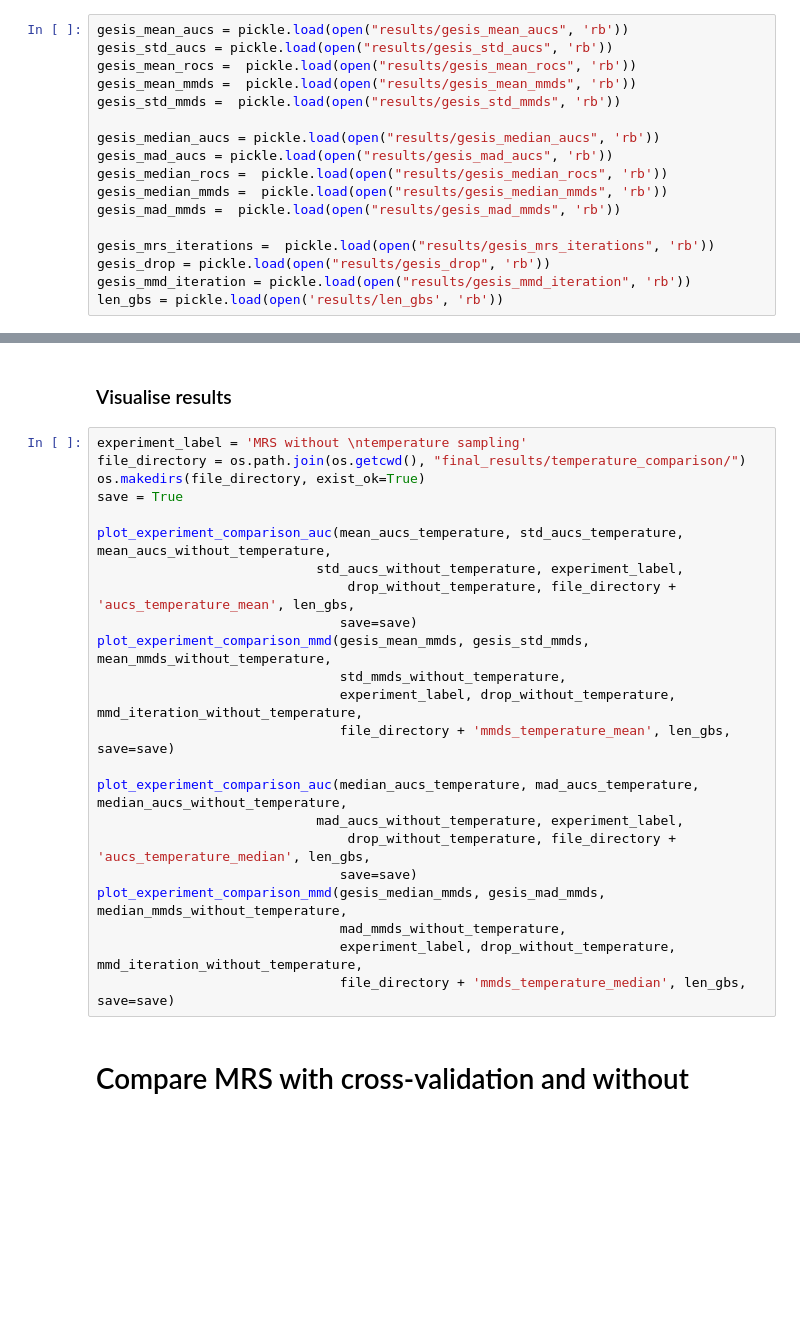
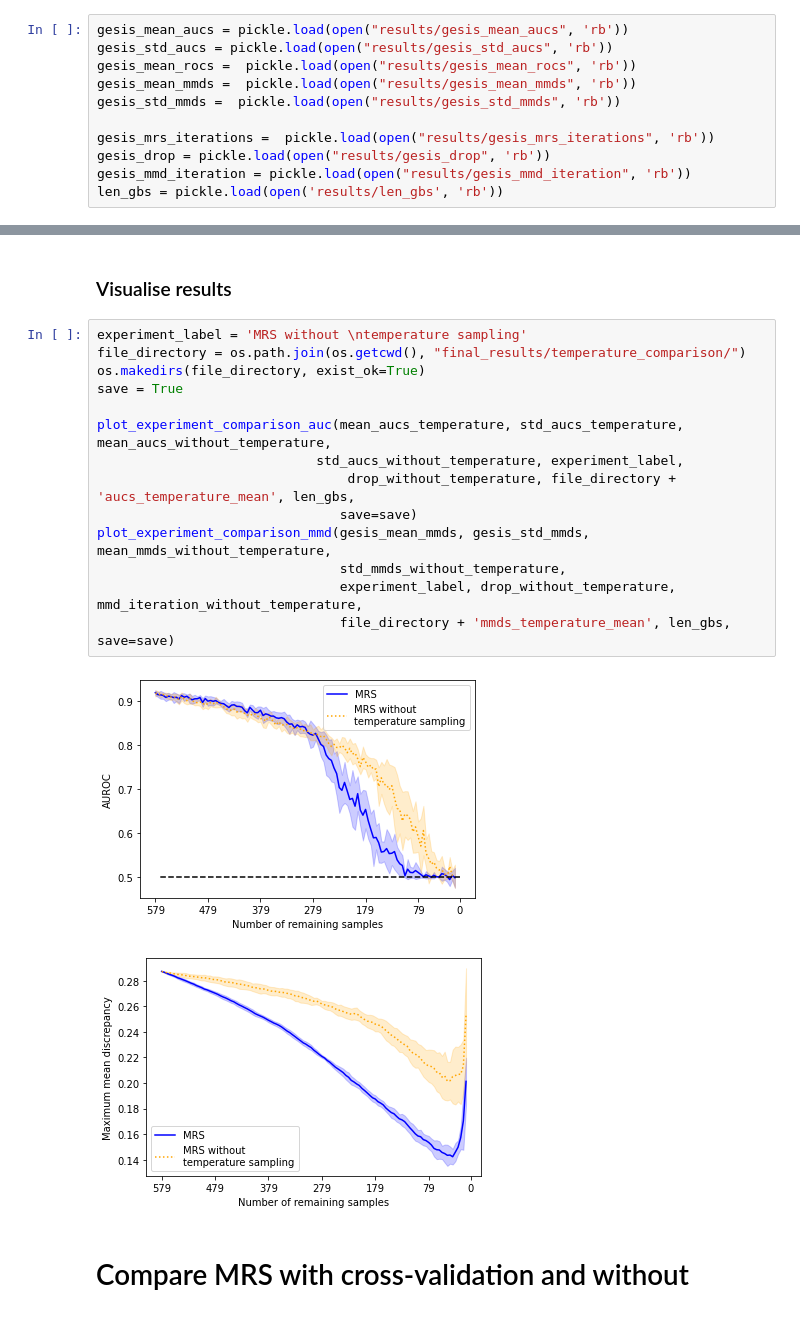
Before and after one commit to laksannathan/maximal-representative-sampling, a Jupyter notebook: src/Maximal Representative Sampling.ipynb, the cells around one changed output, grey strips where cells are left out. Cells and saved outputs as stored; diff of their text form; blank space fills up the shorter version.

```diff
--- a/src/Maximal Representative Sampling.ipynb
+++ b/src/Maximal Representative Sampling.ipynb
@@ -979,12 +974,6 @@ gesis_mean_rocs =  pickle.load(open("results/gesis_mean_rocs", 'rb'))
 gesis_mean_mmds =  pickle.load(open("results/gesis_mean_mmds", 'rb'))
 gesis_std_mmds =  pickle.load(open("results/gesis_std_mmds", 'rb'))
 
-gesis_median_aucs = pickle.load(open("results/gesis_median_aucs", 'rb'))
-gesis_mad_aucs = pickle.load(open("results/gesis_mad_aucs", 'rb'))
-gesis_median_rocs =  pickle.load(open("results/gesis_median_rocs", 'rb'))
-gesis_median_mmds =  pickle.load(open("results/gesis_median_mmds", 'rb'))
-gesis_mad_mmds =  pickle.load(open("results/gesis_mad_mmds", 'rb'))
-
 gesis_mrs_iterations =  pickle.load(open("results/gesis_mrs_iterations", 'rb'))
 gesis_drop = pickle.load(open("results/gesis_drop", 'rb'))
 gesis_mmd_iteration = pickle.load(open("results/gesis_mmd_iteration", 'rb'))
@@ -1093,26 +1069,20 @@ len_gbs = pickle.load(open('results/len_gbs', 'rb'))
 # %%
 experiment_label = 'MRS without \ntemperature sampling'
 file_directory = os.path.join(os.getcwd(), "final_results/temperature_comparison/")
 os.makedirs(file_directory, exist_ok=True)
 save = True
 
 plot_experiment_comparison_auc(mean_aucs_temperature, std_aucs_temperature, mean_aucs_without_temperature,
                             std_aucs_without_temperature, experiment_label,
                                 drop_without_temperature, file_directory + 'aucs_temperature_mean', len_gbs,
                                save=save)
 plot_experiment_comparison_mmd(gesis_mean_mmds, gesis_std_mmds,  mean_mmds_without_temperature,
                                std_mmds_without_temperature,
                                experiment_label, drop_without_temperature, mmd_iteration_without_temperature,
                                file_directory + 'mmds_temperature_mean', len_gbs, save=save)
-
-plot_experiment_comparison_auc(median_aucs_temperature, mad_aucs_temperature, median_aucs_without_temperature,
-                            mad_aucs_without_temperature, experiment_label,
-                                drop_without_temperature, file_directory + 'aucs_temperature_median', len_gbs,
-                               save=save)
-plot_experiment_comparison_mmd(gesis_median_mmds, gesis_mad_mmds,  median_mmds_without_temperature,
-                               mad_mmds_without_temperature,
-                               experiment_label, drop_without_temperature, mmd_iteration_without_temperature,
-                               file_directory + 'mmds_temperature_median', len_gbs, save=save)
+# %% [output]
+[figure, added]
+[figure, added]
 # %% [markdown]
 # Compare MRS with cross-validation and without
 # %%
```
Also changed, not shown: parts of 7 cells of this notebook, 36 other files.
